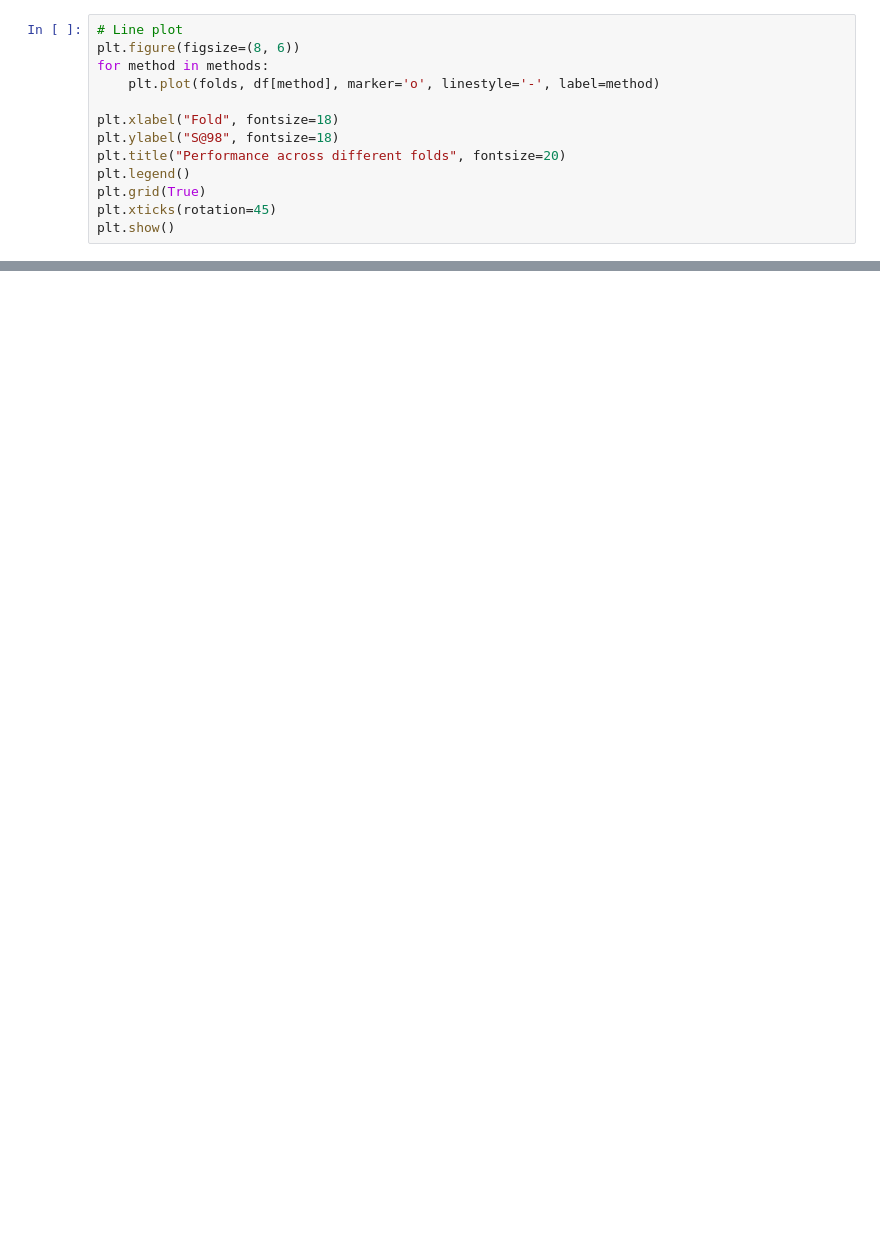
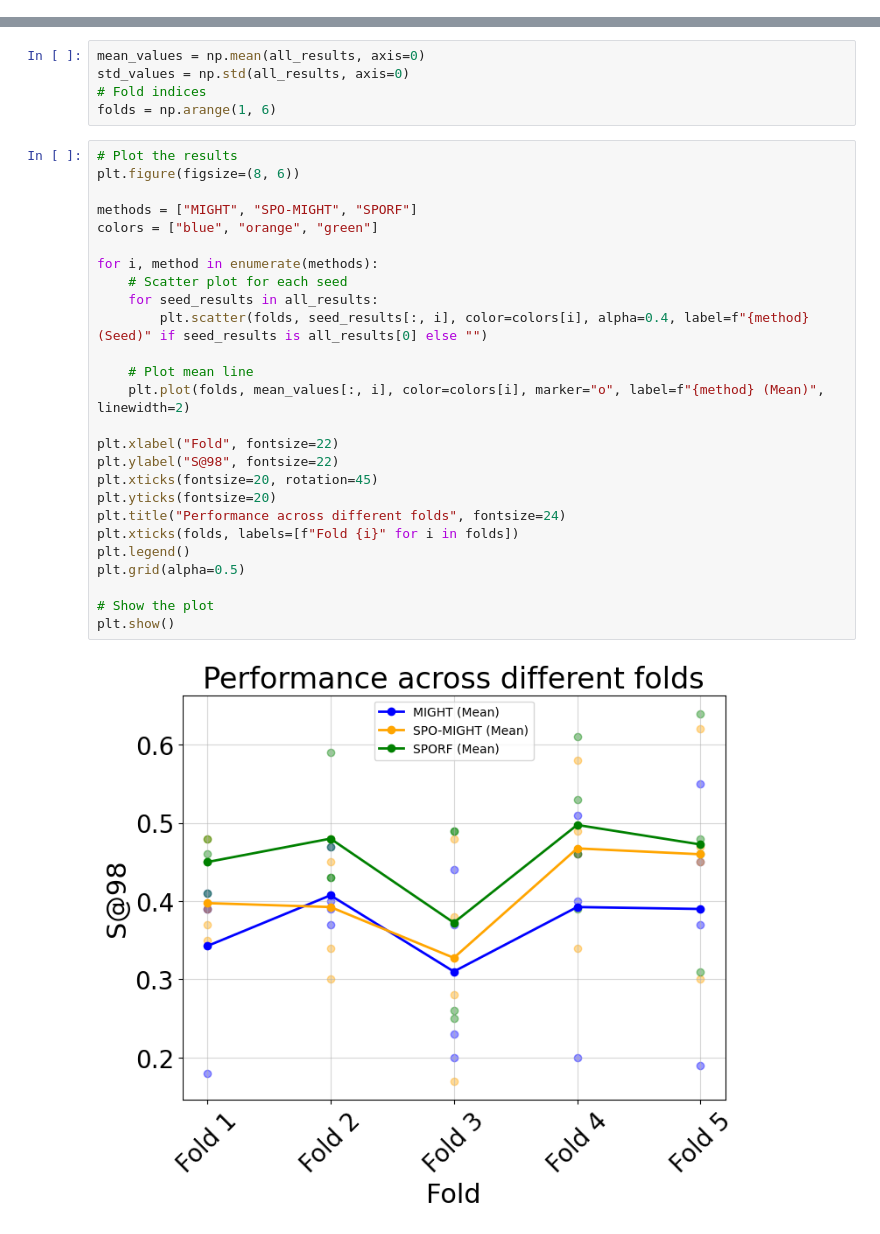
Before and after one commit to NeuroDataDesign/Cancer, a Jupyter notebook: BDD_cancer/PlotCode/plot.ipynb, the cells around one changed output, grey strips where cells are left out. Cells and saved outputs as stored; diff of their text form; blank space fills up the shorter version.

```diff
--- a/BDD_cancer/PlotCode/plot.ipynb
+++ b/BDD_cancer/PlotCode/plot.ipynb
@@ -15,13 +5,0 @@ df = pd.DataFrame(data, index=folds)
-# %%
-# Line plot
-plt.figure(figsize=(8, 6))
-for method in methods:
-    plt.plot(folds, df[method], marker='o', linestyle='-', label=method)
-
-plt.xlabel("Fold", fontsize=18)
-plt.ylabel("S@98", fontsize=18)
-plt.title("Performance across different folds", fontsize=20)
-plt.legend()
-plt.grid(True)
-plt.xticks(rotation=45)
-plt.show()
@@ -41,0 +44,33 @@ plt.show()
+# %%
+mean_values = np.mean(all_results, axis=0)
+std_values = np.std(all_results, axis=0)
+# Fold indices
+folds = np.arange(1, 6)
+# %%
+# Plot the results
+plt.figure(figsize=(8, 6))
+
+methods = ["MIGHT", "SPO-MIGHT", "SPORF"]
+colors = ["blue", "orange", "green"]
+
+for i, method in enumerate(methods):
+    # Scatter plot for each seed
+    for seed_results in all_results:
+        plt.scatter(folds, seed_results[:, i], color=colors[i], alpha=0.4, label=f"{method} (Seed)" if seed_results is all_results[0] else "")
+
+    # Plot mean line
+    plt.plot(folds, mean_values[:, i], color=colors[i], marker="o", label=f"{method} (Mean)", linewidth=2)
+
+plt.xlabel("Fold", fontsize=22)
+plt.ylabel("S@98", fontsize=22)
+plt.xticks(fontsize=20, rotation=45)
+plt.yticks(fontsize=20)
+plt.title("Performance across different folds", fontsize=24)
+plt.xticks(folds, labels=[f"Fold {i}" for i in folds])
+plt.legend()
+plt.grid(alpha=0.5)
+
+# Show the plot
+plt.show()
+# %% [output]
+[figure, added]
```
Also changed, not shown: parts of 9 cells of this notebook, 6 other files.
